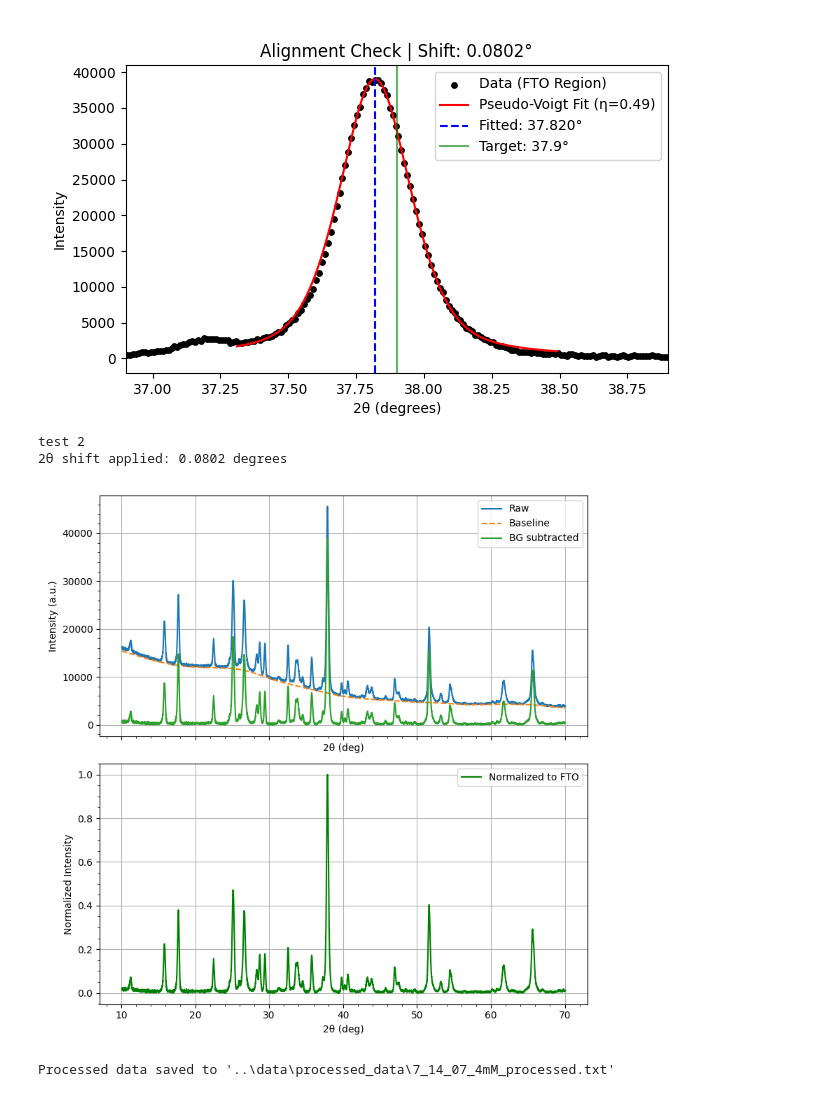
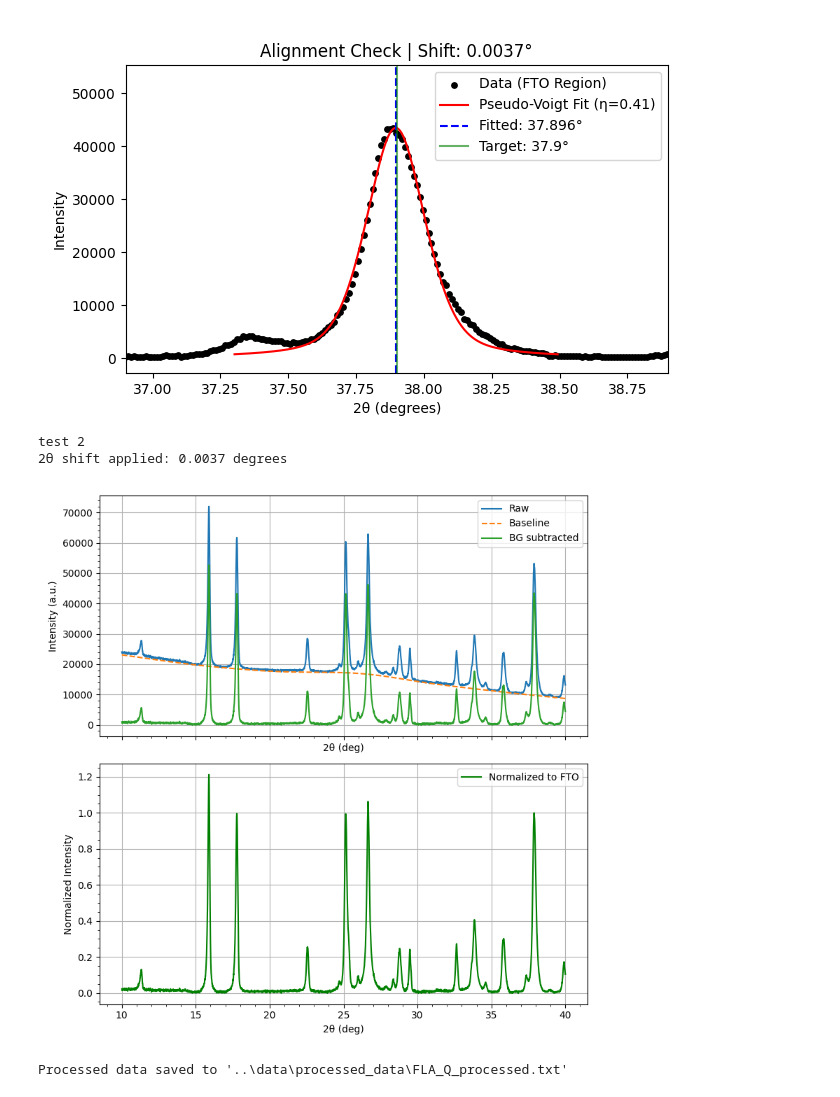
Before and after one commit to FardinGhaffari/Sb2S3-XRD-Analysis, a Jupyter notebook: scripts/texture_coefficient_calculation.ipynb, the cells around one changed output. Drawn from its saved outputs; the diff is of its cells as text; code cells hidden in the pictures.

Commit message:
Made a new file for plotting the fourth batch of samples and ran them through the TC script

```diff
--- a/scripts/texture_coefficient_calculation.ipynb
+++ b/scripts/texture_coefficient_calculation.ipynb
@@ -17,7 +17,7 @@ importlib.reload(functions)
 %matplotlib widget
 # %%
 # Load, process, and plot
-file_path = r"..\data\raw_data\second_batch\7_14_07_4mM.xy"
+file_path = r"..\data\raw_data\fourth_batch\FLA_Q.xy"
 two_theta, intensity = load_XRD_txt(file_path)
 
 # Background subtraction
@@ -28,36 +28,36 @@ normalized_intensity = normalize_to_peak(two_theta, corrected, peak_center=37.9,
 
 # Shift the spectrum to align the FTO peak at 37.9°
 two_theta, shift = shift_spectrum_to_peak(two_theta, corrected, target_peak=37.9, window=0.2, plot=True)
 print(f"2θ shift applied: {shift:.4f} degrees")
 
 
 fig, (ax1, ax2) = plt.subplots(2, 1, figsize=(8,8), sharex=True)
 
 # Top: raw and background-subtracted
 ax1.plot(two_theta, intensity, label="Raw")
 ax1.plot(two_theta, baseline, '--', label="Baseline")
 ax1.plot(two_theta, corrected, label="BG subtracted")
 ax1.set_xlabel("2θ (deg)")
 ax1.set_ylabel("Intensity (a.u.)")
 ax1.legend()
 ax1.minorticks_on()
 ax1.grid(True)
 
 # Bottom: normalized_intensity
 ax2.plot(two_theta, normalized_intensity, label="Normalized to FTO", color='green')
 ax2.set_xlabel("2θ (deg)")
 ax2.set_ylabel("Normalized Intensity")
 ax2.legend()
 ax2.minorticks_on()
 ax2.grid(True)
 
 plt.tight_layout()
 plt.show()
 # %% [output]
-[figure, old version]
+[figure, new version]
 test 2
-2θ shift applied: 0.0802 degrees
+2θ shift applied: 0.0037 degrees
-[figure, old version]
+[figure, new version]
 # %%
 # Save processed data
 
@@ -80,7 +80,7 @@ np.savetxt(output_file_path, processed_data,
 
 print(f"Processed data saved to '{output_file_path}'")
 # %% [output]
-Processed data saved to '..\data\processed_data\7_14_07_4mM_processed.txt'
+Processed data saved to '..\data\processed_data\FLA_Q_processed.txt'
 # %%
 # Define peaks and JCPDS intensities
 # Format: 2theta (deg): relative intensity
```
Also changed, not shown: parts of 5 cells of this notebook, 12 other files.
